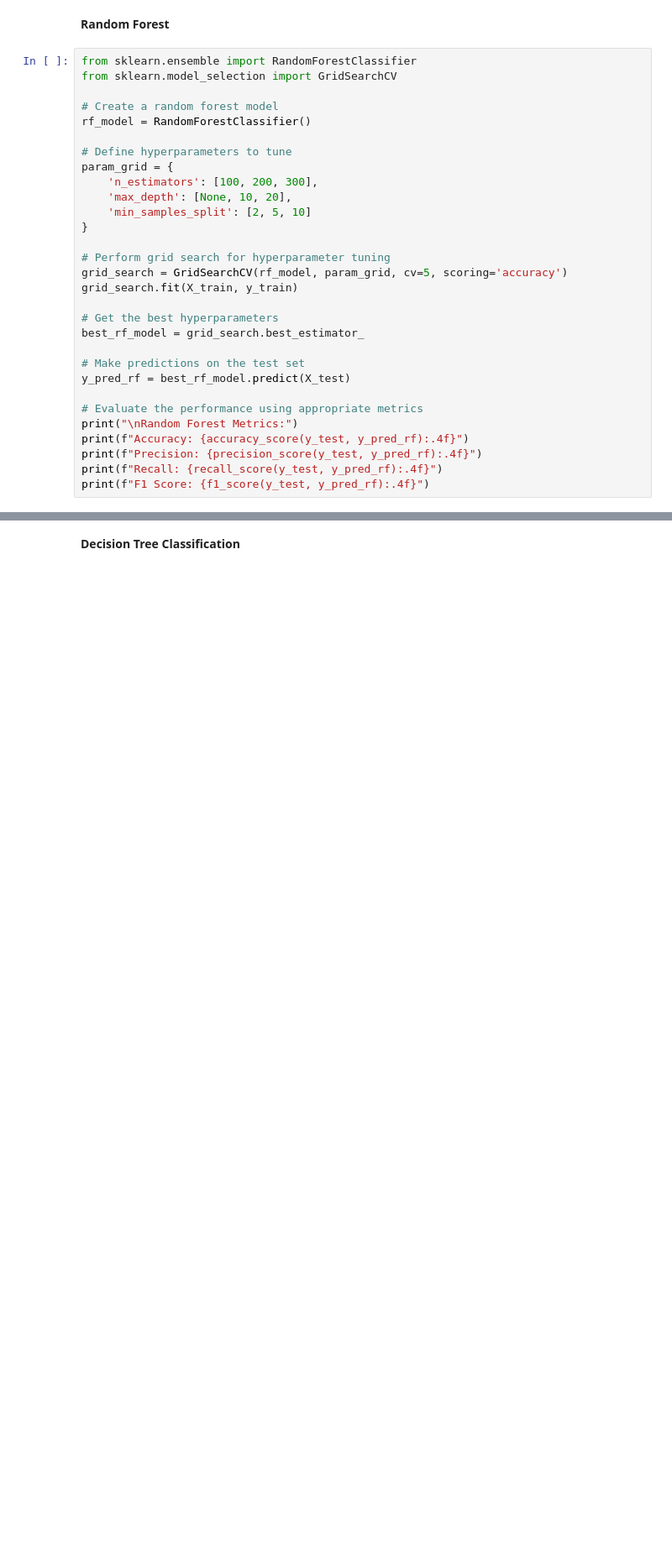
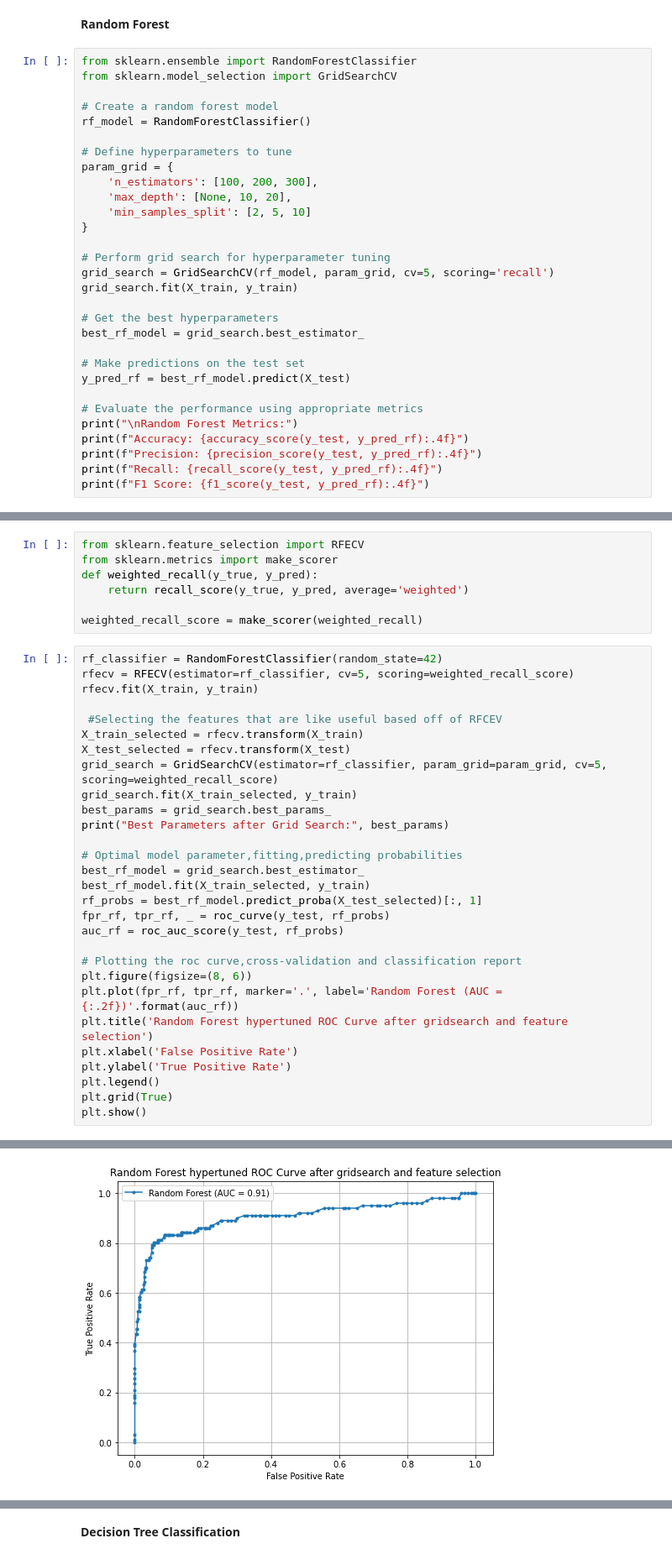
Before and after one commit to Aachiko/Phase-3-ML-Project, a Jupyter notebook: phase-3.ipynb, the cells around one changed output, grey strips where cells are left out. Shown at 84% size. Saved outputs shown, nothing was run; the diff lists cells and outputs as text; blank space fills up the shorter version.

```diff
--- a/phase-3.ipynb
+++ b/phase-3.ipynb
@@ -551,7 +505,7 @@ param_grid = {
 }
 
 # Perform grid search for hyperparameter tuning
-grid_search = GridSearchCV(rf_model, param_grid, cv=5, scoring='accuracy')
+grid_search = GridSearchCV(rf_model, param_grid, cv=5, scoring='recall')
 grid_search.fit(X_train, y_train)
 
 # Get the best hyperparameters
@@ -576,0 +534,37 @@ The model is more accurate at 94%, more precise as 0.95 is really close to zero.
+# %%
+from sklearn.feature_selection import RFECV
+from sklearn.metrics import make_scorer
+def weighted_recall(y_true, y_pred):
+    return recall_score(y_true, y_pred, average='weighted')
+
+weighted_recall_score = make_scorer(weighted_recall)
+# %%
+rf_classifier = RandomForestClassifier(random_state=42)
+rfecv = RFECV(estimator=rf_classifier, cv=5, scoring=weighted_recall_score)
+rfecv.fit(X_train, y_train)
+
+ #Selecting the features that are like useful based off of RFCEV
+X_train_selected = rfecv.transform(X_train)
+X_test_selected = rfecv.transform(X_test)
+grid_search = GridSearchCV(estimator=rf_classifier, param_grid=param_grid, cv=5, scoring=weighted_recall_score)
+grid_search.fit(X_train_selected, y_train)
+best_params = grid_search.best_params_
+print("Best Parameters after Grid Search:", best_params)
+
+# Optimal model parameter,fitting,predicting probabilities
+best_rf_model = grid_search.best_estimator_
+best_rf_model.fit(X_train_selected, y_train)
+rf_probs = best_rf_model.predict_proba(X_test_selected)[:, 1]
+fpr_rf, tpr_rf, _ = roc_curve(y_test, rf_probs)
+auc_rf = roc_auc_score(y_test, rf_probs)
+
+# Plotting the roc curve,cross-validation and classification report
+plt.figure(figsize=(8, 6))
+plt.plot(fpr_rf, tpr_rf, marker='.', label='Random Forest (AUC = {:.2f})'.format(auc_rf))
+plt.title('Random Forest hypertuned ROC Curve after gridsearch and feature selection')
+plt.xlabel('False Positive Rate')
+plt.ylabel('True Positive Rate')
+plt.legend()
+plt.grid(True)
+plt.show()
+# %% [output]
@@ -576,0 +572 @@ The model is more accurate at 94%, more precise as 0.95 is really close to zero.
+[figure, added]
```
Also changed, not shown: parts of 25 cells of this notebook.
